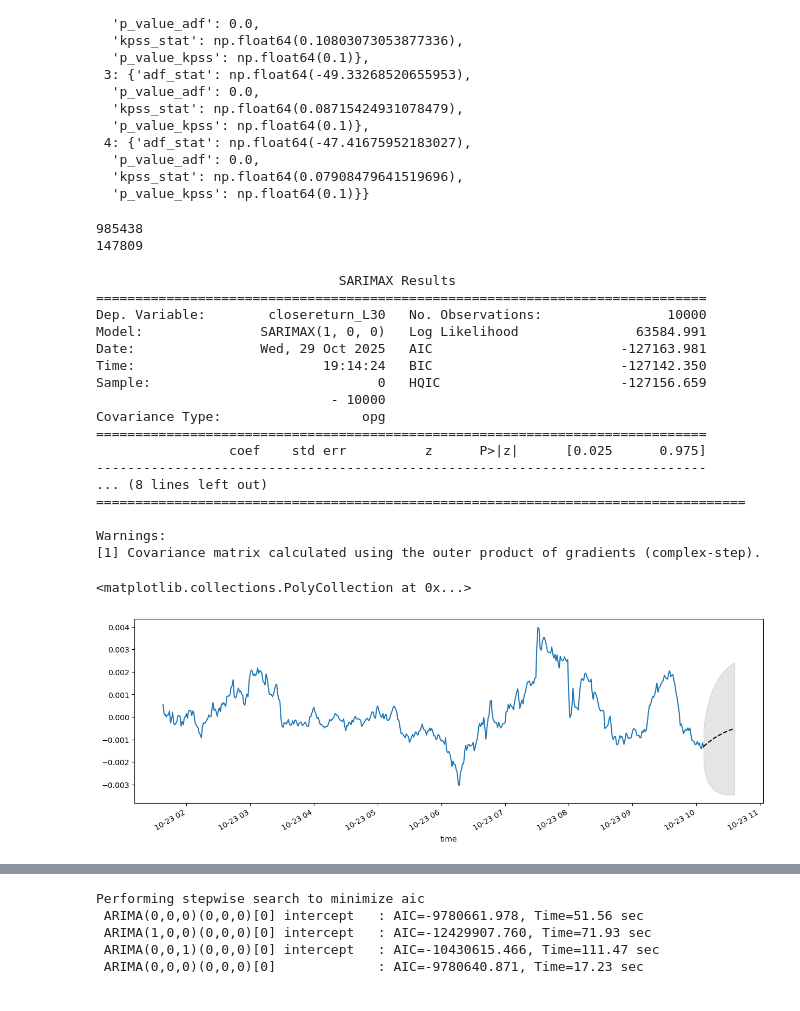
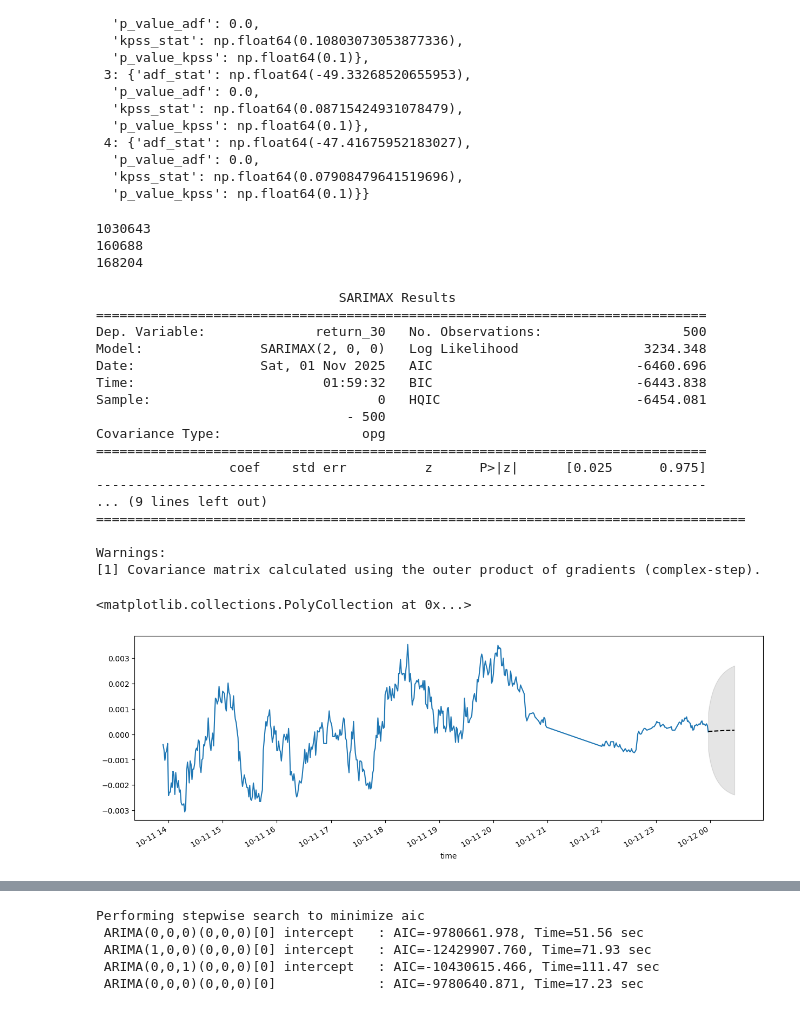
Before and after one commit to kht321/fx-ml-pipeline, a Jupyter notebook: notebooks/N02_kz_ARIMA.ipynb, the cells around one changed output, grey strips where cells are left out. Saved outputs shown, nothing was run; the diff lists cells and outputs as text; code cells hidden in the pictures.

```diff
--- a/notebooks/N02_kz_ARIMA.ipynb
+++ b/notebooks/N02_kz_ARIMA.ipynb
@@ -3,7 +3,7 @@ import pandas as pd
 import numpy as np
 from datetime import datetime, timedelta
 # %%
-train_csv = '../data_clean/Latest Gold/market/features/spx500_features.csv'
+train_csv = '../data_clean/gold/market/features/spx500_features.csv'
 
 Xraw = pd.read_csv(train_csv)
 # %%
@@ -12,7 +12,9 @@ train_csv = '../data_clean/Latest Gold/market/features/spx500_features_enhanced.
 X_enhance = pd.read_csv(train_csv)
 # %%
 X = Xraw
-
+X['time'] = pd.to_datetime(X['time']).dt.tz_localize(None)
+"""
+# Old version
 # creating time lags and close lags
 X['time'] = pd.to_datetime(X['time'])
 X['time_L1'] = X['time']  - timedelta(minutes=1)
@@ -27,3 +29,4 @@ X['closereturn_L30'] = X['close']/X['close_L30'] - 1
 X['closereturn_L60'] = X['close']/X['close_L60'] - 1
 
 X = X[~X['closereturn_L30'].isna()]
+"""
@@ -84,63 +89,77 @@ ret
   'kpss_stat': np.float64(0.07908479641519696),
   'p_value_kpss': np.float64(0.1)}}
 # %%
-cutoff = pd.Timestamp('2023-10-12', tz='UTC')  # pick your cutoff
+x_col_name = 'return_30'
+cutoff = pd.Timestamp('2023-10-12')  # pick your cutoff
 mask = X['time'] < cutoff
-series_to_test = X.loc[mask, 'closereturn_L30']
+series_to_test = X.loc[mask, x_col_name]
 print(len(series_to_test))
 endog = series_to_test
 endog.index = X.loc[mask, 'time']
 
-cutoff2 = pd.Timestamp('2024-4-11', tz='UTC')  # pick your cutoff
+cutoff2 = pd.Timestamp('2024-4-11')  # pick your cutoff
 mask = (cutoff <= X['time']) & (X['time'] < cutoff2)
-series_to_test = X.loc[mask, 'closereturn_L30']
+series_to_test = X.loc[mask, x_col_name]
 print(len(series_to_test))
 endog_val = series_to_test
 endog_val.index = X.loc[mask, 'time']
+
+cutoff3 = pd.Timestamp('2024-10-10')  # pick your cutoff
+mask = (cutoff2 <= X['time']) & (X['time'] < cutoff3)
+series_to_test = X.loc[mask, x_col_name]
+print(len(series_to_test))
+endog_test = series_to_test
+endog_test.index = X.loc[mask, 'time']
 # %% [output]
-985438
-147809
+1030643
+160688
+168204
 # %%
 import statsmodels.api as sm
+import pickle
 h=30
-mod = sm.tsa.SARIMAX(endog, order=(1, 0, 0), trend="c")
+mod = sm.tsa.SARIMAX(endog[-500:], order=(2, 0, 0), trend="c")
 res = mod.fit()
 
 print(res.summary())
+
+# Save the model to a file
+with open('./ARIMA_2_0_0.pkl', 'wb') as f:
+    pickle.dump(res, f)
 
 import matplotlib.pyplot as plt
 fig, ax = plt.subplots(figsize=(15, 5))
 
 # Plot the data (here we are subsetting it to get a better look at the forecasts)
 endog[-500:].plot(ax=ax)
 
 # Construct the forecasts
 fcast = res.get_forecast(steps=h).summary_frame()
 last_timestamp = endog.index[-1]
 future_index = pd.date_range(last_timestamp, periods=h, freq='min')
 fcast.index = future_index
 
 fcast["mean"].plot(ax=ax, style="k--")
 ax.fill_between(
     fcast.index, fcast["mean_ci_lower"], fcast["mean_ci_upper"], color="k", alpha=0.1
 )
 # %% [output]
                                SARIMAX Results
 ==============================================================================
-Dep. Variable:        closereturn_L30   No. Observations:                10000
-Model:               SARIMAX(1, 0, 0)   Log Likelihood               63584.991
-Date:                Wed, 29 Oct 2025   AIC                        -127163.981
-Time:                        19:14:24   BIC                        -127142.350
-Sample:                             0   HQIC                       -127156.659
-                              - 10000
+Dep. Variable:              return_30   No. Observations:                  500
+Model:               SARIMAX(2, 0, 0)   Log Likelihood                3234.348
+Date:                Sat, 01 Nov 2025   AIC                          -6460.696
+Time:                        01:59:32   BIC                          -6443.838
+Sample:                             0   HQIC                         -6454.081
+                                - 500
 Covariance Type:                  opg
 ==============================================================================
                  coef    std err          z      P>|z|      [0.025      0.975]
 ------------------------------------------------------------------------------
-... (8 lines left out)
+... (9 lines left out)
 ===================================================================================
 
 Warnings:
 [1] Covariance matrix calculated using the outer product of gradients (complex-step).
 <matplotlib.collections.PolyCollection at 0x...>
-[figure, old version]
+[figure, new version]
```
Also changed, not shown: parts of 8 cells of this notebook, 1 other file.
